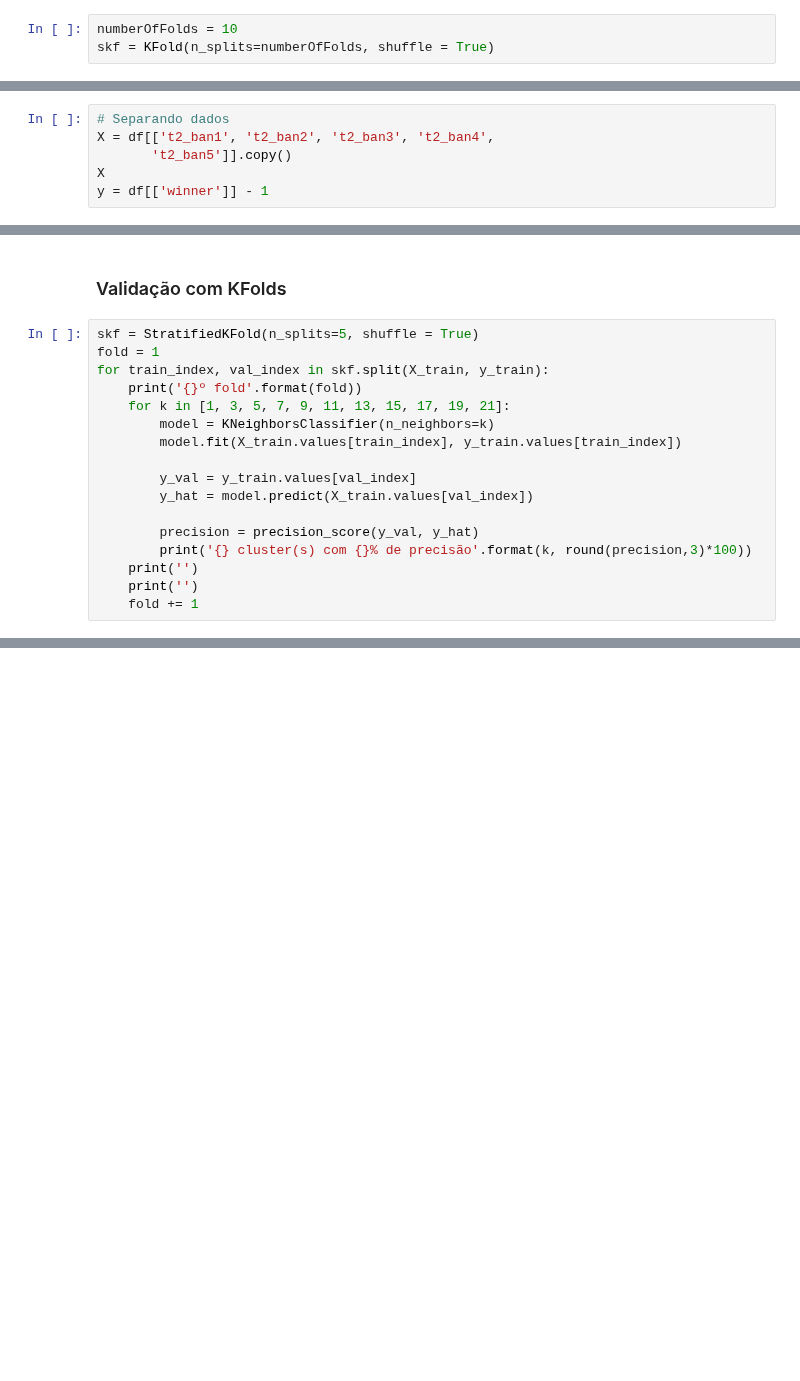
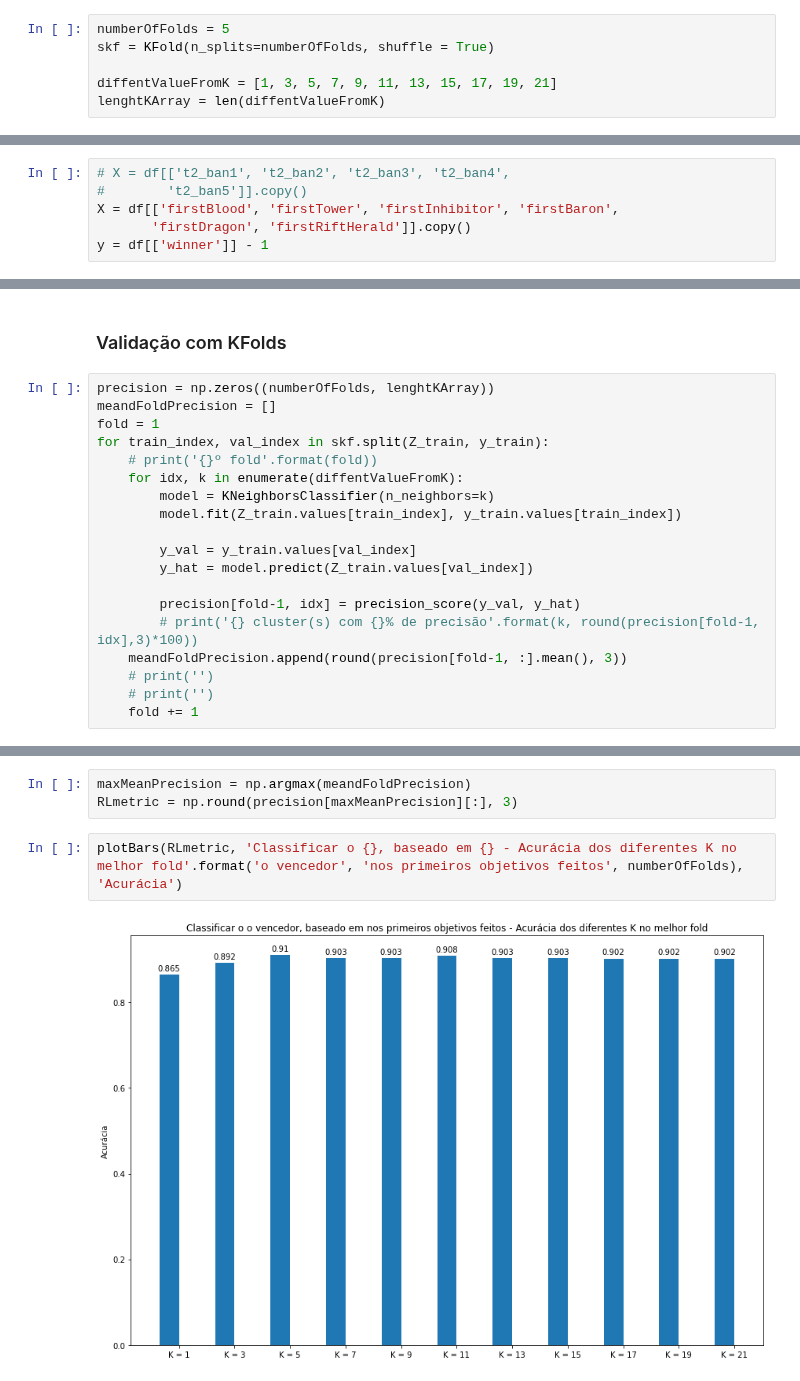
Before and after one commit to guilhermepoluc/league-of-legends-analysis-icd, a Jupyter notebook: classificacao.ipynb, the cells around one changed output, grey strips where cells are left out. Drawn from its saved outputs; the diff is of its cells as text; blank space fills up the shorter version.

```diff
--- a/classificacao.ipynb
+++ b/classificacao.ipynb
@@ -86,6 +81,9 @@ Z_train
 # %% [markdown]
 ### Validação com KFolds
 # %%
-numberOfFolds = 10
+numberOfFolds = 5
 skf = KFold(n_splits=numberOfFolds, shuffle = True)
+
+diffentValueFromK = [1, 3, 5, 7, 9, 11, 13, 15, 17, 19, 21]
+lenghtKArray = len(diffentValueFromK)
 # %%
@@ -130,10 +151,10 @@ for train_index, val_index in skf.split(Z_train, y_train):
 # %% [markdown]
 ### Definindo a entrada e a saída do problema a ser analisado
 # %%
-# Separando dados
-X = df[['t2_ban1', 't2_ban2', 't2_ban3', 't2_ban4',
-       't2_ban5']].copy()
-X
+# X = df[['t2_ban1', 't2_ban2', 't2_ban3', 't2_ban4',
+#        't2_ban5']].copy()
+X = df[['firstBlood', 'firstTower', 'firstInhibitor', 'firstBaron',
+       'firstDragon', 'firstRiftHerald']].copy()
 y = df[['winner']] - 1
 # %% [markdown]
 ### Separando as variáveis em treino e teste, além da definição do número de amostras
@@ -159,19 +172,21 @@ Z_train
 # %% [markdown]
 ### Validação com KFolds
 # %%
-skf = StratifiedKFold(n_splits=5, shuffle = True)
+precision = np.zeros((numberOfFolds, lenghtKArray))
+meandFoldPrecision = []
 fold = 1
-for train_index, val_index in skf.split(X_train, y_train):
-    print('{}º fold'.format(fold))
-    for k in [1, 3, 5, 7, 9, 11, 13, 15, 17, 19, 21]:
+for train_index, val_index in skf.split(Z_train, y_train):
+    # print('{}º fold'.format(fold))
+    for idx, k in enumerate(diffentValueFromK):
         model = KNeighborsClassifier(n_neighbors=k)
-        model.fit(X_train.values[train_index], y_train.values[train_index])
+        model.fit(Z_train.values[train_index], y_train.values[train_index])
 
         y_val = y_train.values[val_index]
-        y_hat = model.predict(X_train.values[val_index])
+        y_hat = model.predict(Z_train.values[val_index])
 
-        precision = precision_score(y_val, y_hat)
-        print('{} cluster(s) com {}% de precisão'.format(k, round(precision,3)*100))
-    print('')
-    print('')
+        precision[fold-1, idx] = precision_score(y_val, y_hat)
+        # print('{} cluster(s) com {}% de precisão'.format(k, round(precision[fold-1, idx],3)*100))
+    meandFoldPrecision.append(round(precision[fold-1, :].mean(), 3))
+    # print('')
+    # print('')
     fold += 1
@@ -195,0 +193,7 @@ for train_index, val_index in skf.split(X_train, y_train):
+# %%
+maxMeanPrecision = np.argmax(meandFoldPrecision)
+RLmetric = np.round(precision[maxMeanPrecision][:], 3)
+# %%
+plotBars(RLmetric, 'Classificar o {}, baseado em {} - Acurácia dos diferentes K no melhor fold'.format('o vencedor', 'nos primeiros objetivos feitos', numberOfFolds), 'Acurácia')
+# %% [output]
+[figure, added]
```
Also changed, not shown: parts of 16 cells of this notebook, 1 other file.
